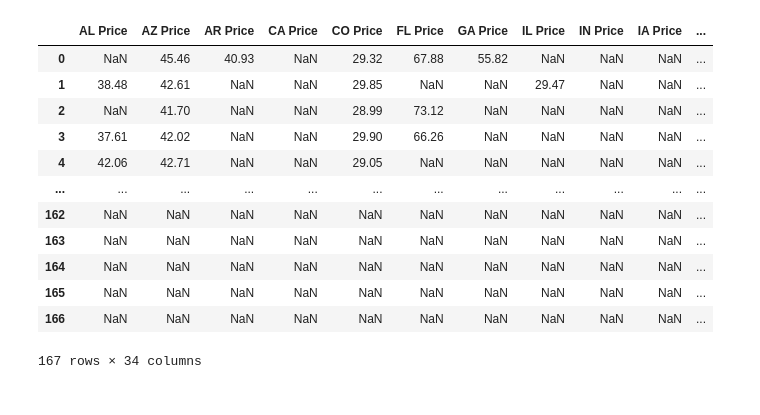
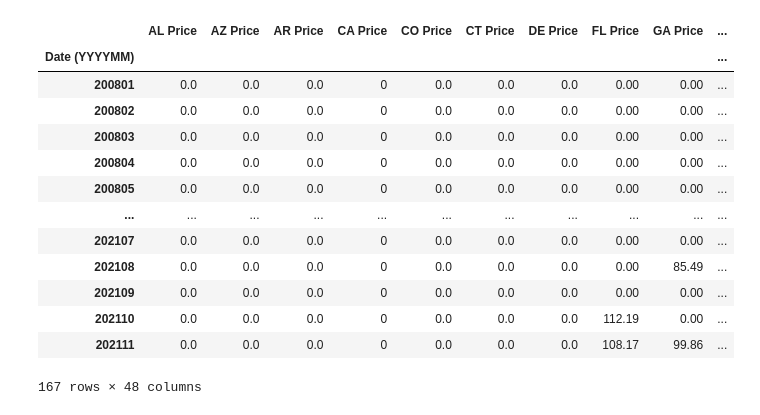
Before and after one commit to JWatson1102/project_1, a Jupyter notebook: Production Price Data.ipynb, the cells around one changed output. Saved outputs shown, nothing was run; the diff lists cells and outputs as text; code cells hidden in the pictures.

```diff
--- a/Production Price Data.ipynb
+++ b/Production Price Data.ipynb
@@ -61,42 +62,52 @@ test_state = "AL"
 # %%
-coal_df = pd.DataFrame()
+petroleum_df = pd.DataFrame()
+
+petroleum_check = True
+date = []
 
 for state in state_codes:
-    url = f"http://api.eia.gov/series/?api_key={api_key}&series_id=ELEC.COST.COW-{state}-99.M"
+    url = f"https://api.eia.gov/series/?api_key={api_key}&series_id=ELEC.COST.PEL-{state}-99.M"
+
     response = requests.get(url).json()
     try:
 
         response_data = response['series'][0]['data']
 
-        month = []
         price = []
 
         for x in range(167):
-            month.append(response_data[x][0])
             price.append(response_data[x][1])
+            if petroleum_check == True:
+                date.append(response_data[x][0])
 
-        coal_df[f'{state} Price'] = price
+        petroleum_check = False
+        petroleum_df[f'{state} Price'] = price
 
     except:
         price = []
         for x in range(167):
-            price.append('N/A')
-
-coal_df['Date'] = month
-
-coal_df
+            price.append(0)
+        petroleum_df[f'{state} Price'] = price
+petroleum_df['Date (YYYYMM)'] = date
-# %% [output]
-|  | AL Price | AZ Price | AR Price | CA Price | CO Price | FL Price | GA Price | IL Price | IN Price | IA Price | ... |
-| 0 | NaN | 45.46 | 40.93 | NaN | 29.32 | 67.88 | 55.82 | NaN | NaN | NaN | ... |
-| 1 | 38.48 | 42.61 | NaN | NaN | 29.85 | NaN | NaN | 29.47 | NaN | NaN | ... |
-| 2 | NaN | 41.70 | NaN | NaN | 28.99 | 73.12 | NaN | NaN | NaN | NaN | ... |
-| 3 | 37.61 | 42.02 | NaN | NaN | 29.90 | 66.26 | NaN | NaN | NaN | NaN | ... |
-| 4 | 42.06 | 42.71 | NaN | NaN | 29.05 | NaN | NaN | NaN | NaN | NaN | ... |
-| ... | ... | ... | ... | ... | ... | ... | ... | ... | ... | ... | ... |
-| 162 | NaN | NaN | NaN | NaN | NaN | NaN | NaN | NaN | NaN | NaN | ... |
-| 163 | NaN | NaN | NaN | NaN | NaN | NaN | NaN | NaN | NaN | NaN | ... |
-| 164 | NaN | NaN | NaN | NaN | NaN | NaN | NaN | NaN | NaN | NaN | ... |
-| 165 | NaN | NaN | NaN | NaN | NaN | NaN | NaN | NaN | NaN | NaN | ... |
-| 166 | NaN | NaN | NaN | NaN | NaN | NaN | NaN | NaN | NaN | NaN | ... |
-167 rows × 34 columns
+# %%
+petroleum_df = petroleum_df.fillna(0)
+
+petroleum_df = petroleum_df.set_index('Date (YYYYMM)')
+petroleum_df.sort_index(ascending=True, inplace=True)
+petroleum_df
+# %% [output]
+|  | AL Price | AZ Price | AR Price | CA Price | CO Price | CT Price | DE Price | FL Price | GA Price | ... |
+| Date (YYYYMM) |  |  |  |  |  |  |  |  |  | ... |
+| 200801 | 0.0 | 0.0 | 0.0 | 0 | 0.0 | 0.0 | 0.0 | 0.00 | 0.00 | ... |
+| 200802 | 0.0 | 0.0 | 0.0 | 0 | 0.0 | 0.0 | 0.0 | 0.00 | 0.00 | ... |
+| 200803 | 0.0 | 0.0 | 0.0 | 0 | 0.0 | 0.0 | 0.0 | 0.00 | 0.00 | ... |
+| 200804 | 0.0 | 0.0 | 0.0 | 0 | 0.0 | 0.0 | 0.0 | 0.00 | 0.00 | ... |
+| 200805 | 0.0 | 0.0 | 0.0 | 0 | 0.0 | 0.0 | 0.0 | 0.00 | 0.00 | ... |
+| ... | ... | ... | ... | ... | ... | ... | ... | ... | ... | ... |
+| 202107 | 0.0 | 0.0 | 0.0 | 0 | 0.0 | 0.0 | 0.0 | 0.00 | 0.00 | ... |
+| 202108 | 0.0 | 0.0 | 0.0 | 0 | 0.0 | 0.0 | 0.0 | 0.00 | 85.49 | ... |
+| 202109 | 0.0 | 0.0 | 0.0 | 0 | 0.0 | 0.0 | 0.0 | 0.00 | 0.00 | ... |
+| 202110 | 0.0 | 0.0 | 0.0 | 0 | 0.0 | 0.0 | 0.0 | 112.19 | 0.00 | ... |
+| 202111 | 0.0 | 0.0 | 0.0 | 0 | 0.0 | 0.0 | 0.0 | 108.17 | 99.86 | ... |
+167 rows × 48 columns
 # %%
```
Also changed, not shown: parts of 21 cells of this notebook, 12 other files.
